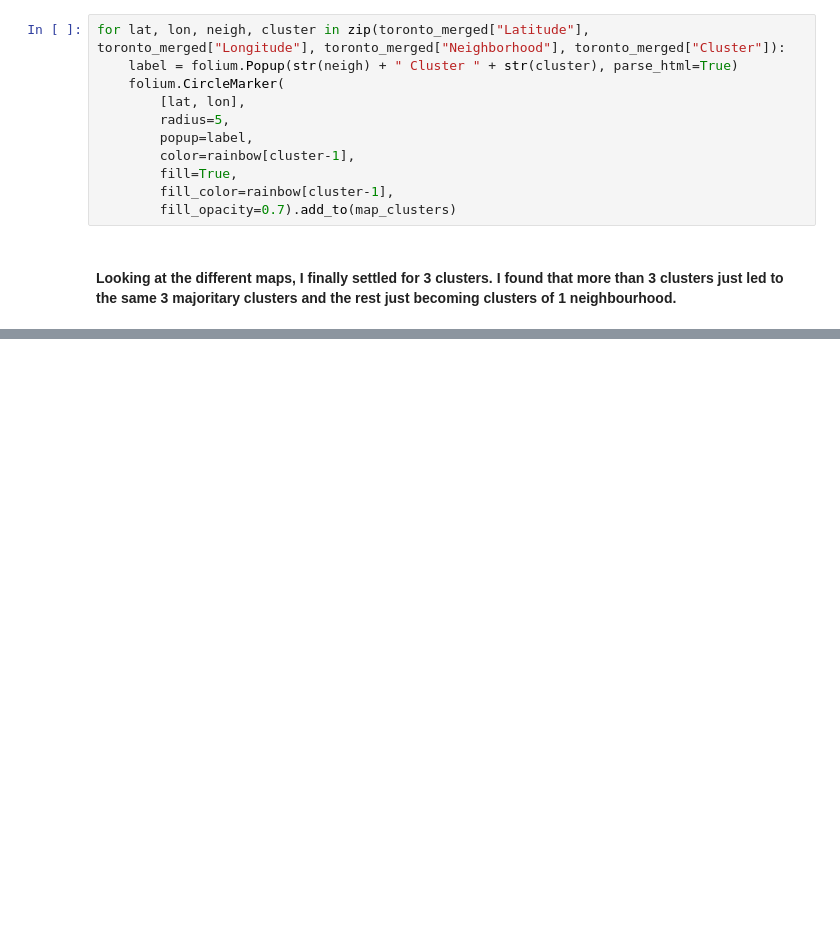
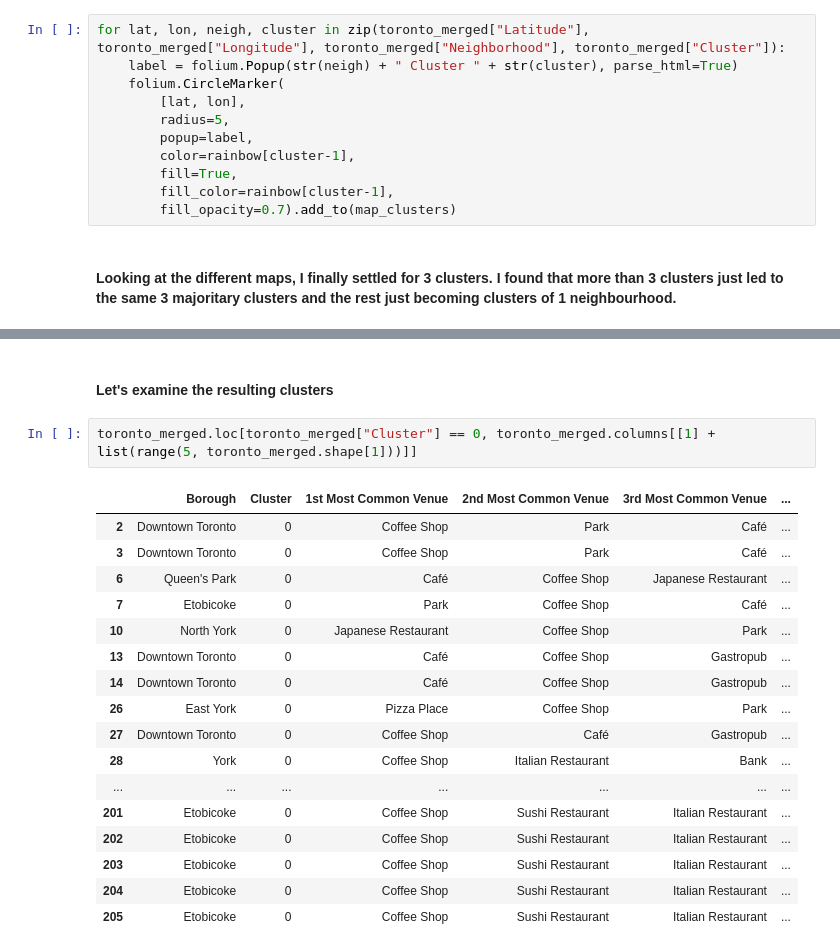
Before and after one commit to blancahuergo/AppliedDataScienceCapstone, a Jupyter notebook: Week 3 Notebook 3.ipynb, the cells around one changed output, grey strips where cells are left out. Saved outputs shown, nothing was run; the diff lists cells and outputs as text; blank space fills up the shorter version.

```diff
--- a/Week 3 Notebook 3.ipynb
+++ b/Week 3 Notebook 3.ipynb
@@ -606,3 +606,25 @@ for lat, lon, neigh, cluster in zip(toronto_merged["Latitude"], toronto_merged["
 map_clusters
 # %% [output]
 [interactive output not drawn]
+# %% [markdown]
+#### Let's examine the resulting clusters
+# %%
+toronto_merged.loc[toronto_merged["Cluster"] == 0, toronto_merged.columns[[1] + list(range(5, toronto_merged.shape[1]))]]
+# %% [output]
+|  | Borough | Cluster | 1st Most Common Venue | 2nd Most Common Venue | 3rd Most Common Venue | ... |
+| 2 | Downtown Toronto | 0 | Coffee Shop | Park | Café | ... |
+| 3 | Downtown Toronto | 0 | Coffee Shop | Park | Café | ... |
+| 6 | Queen's Park | 0 | Café | Coffee Shop | Japanese Restaurant | ... |
+| 7 | Etobicoke | 0 | Park | Coffee Shop | Café | ... |
+| 10 | North York | 0 | Japanese Restaurant | Coffee Shop | Park | ... |
+| 13 | Downtown Toronto | 0 | Café | Coffee Shop | Gastropub | ... |
+| 14 | Downtown Toronto | 0 | Café | Coffee Shop | Gastropub | ... |
+| 26 | East York | 0 | Pizza Place | Coffee Shop | Park | ... |
+| 27 | Downtown Toronto | 0 | Coffee Shop | Café | Gastropub | ... |
+| 28 | York | 0 | Coffee Shop | Italian Restaurant | Bank | ... |
+| ... | ... | ... | ... | ... | ... | ... |
+| 201 | Etobicoke | 0 | Coffee Shop | Sushi Restaurant | Italian Restaurant | ... |
+| 202 | Etobicoke | 0 | Coffee Shop | Sushi Restaurant | Italian Restaurant | ... |
+| 203 | Etobicoke | 0 | Coffee Shop | Sushi Restaurant | Italian Restaurant | ... |
+| 204 | Etobicoke | 0 | Coffee Shop | Sushi Restaurant | Italian Restaurant | ... |
+| 205 | Etobicoke | 0 | Coffee Shop | Sushi Restaurant | Italian Restaurant | ... |
```
Also changed, not shown: parts of 5 cells of this notebook.
